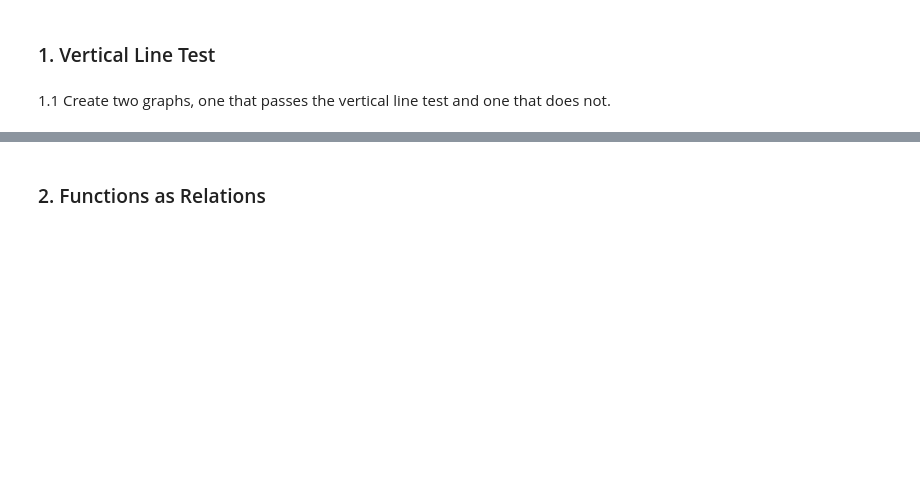
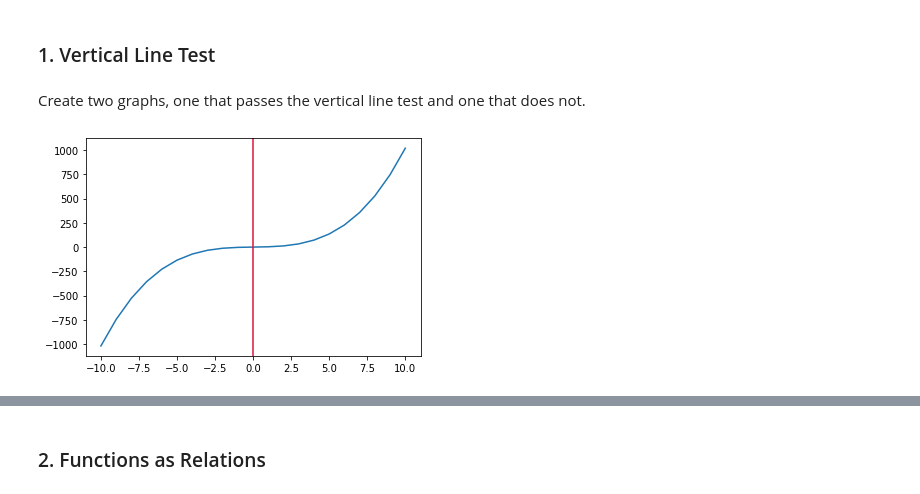
Before and after one commit to lfr4704/DS-Unit-1-Sprint-3-Linear-Algebra, a Jupyter notebook: module3-dimensionality-reduction/LS_DS_133_Exercise_Solutions.ipynb, the cells around one changed output, grey strips where cells are left out. Drawn from its saved outputs; the diff is of its cells as text; code cells hidden in the pictures; blank space fills up the shorter version.

```diff
--- a/module3-dimensionality-reduction/LS_DS_133_Exercise_Solutions.ipynb
+++ b/module3-dimensionality-reduction/LS_DS_133_Exercise_Solutions.ipynb
@@ -1,4 +1,4 @@
 # %% [markdown]
 ### 1. Vertical Line Test
 # %% [markdown]
-1.1 Create two graphs, one that passes the vertical line test and one that does not.
+Create two graphs, one that passes the vertical line test and one that does not.
@@ -4,0 +11,8 @@
+# %%
+# plot a line that passes the vertical line test
+x = np.arange(-10, 11)
+y = x**3 + 2*x
+plt.plot(x, y)
+plt.axvline(x=0, color='r');
+# %% [output]
+[figure, added]
```
Also changed, not shown: parts of 45 cells of this notebook, 2 other files.
